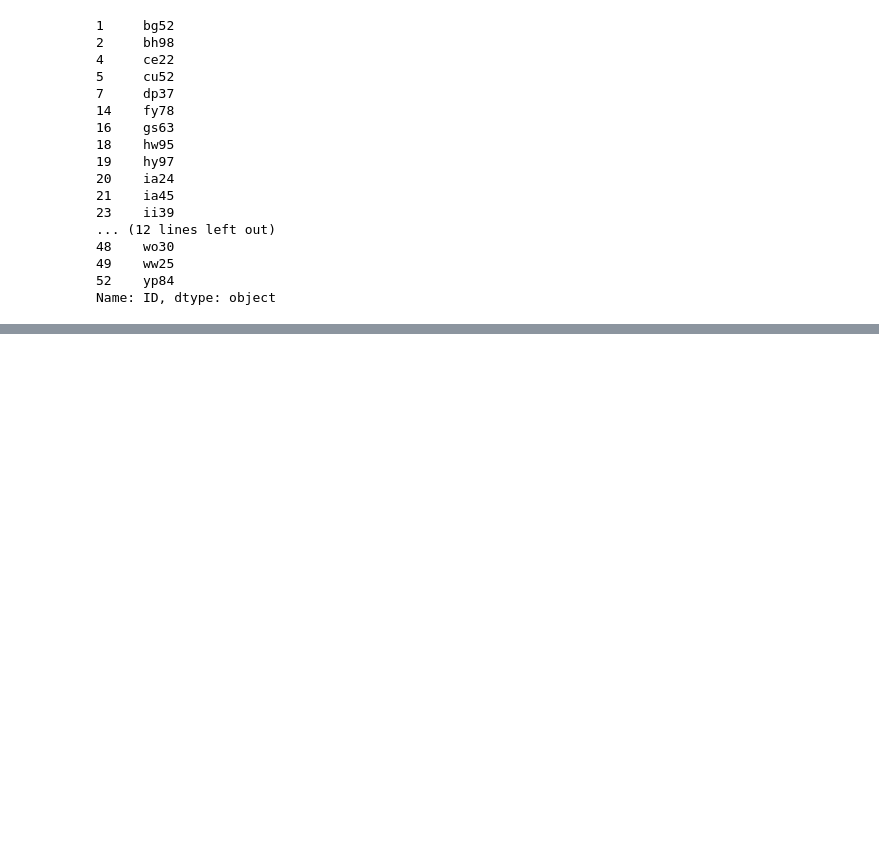
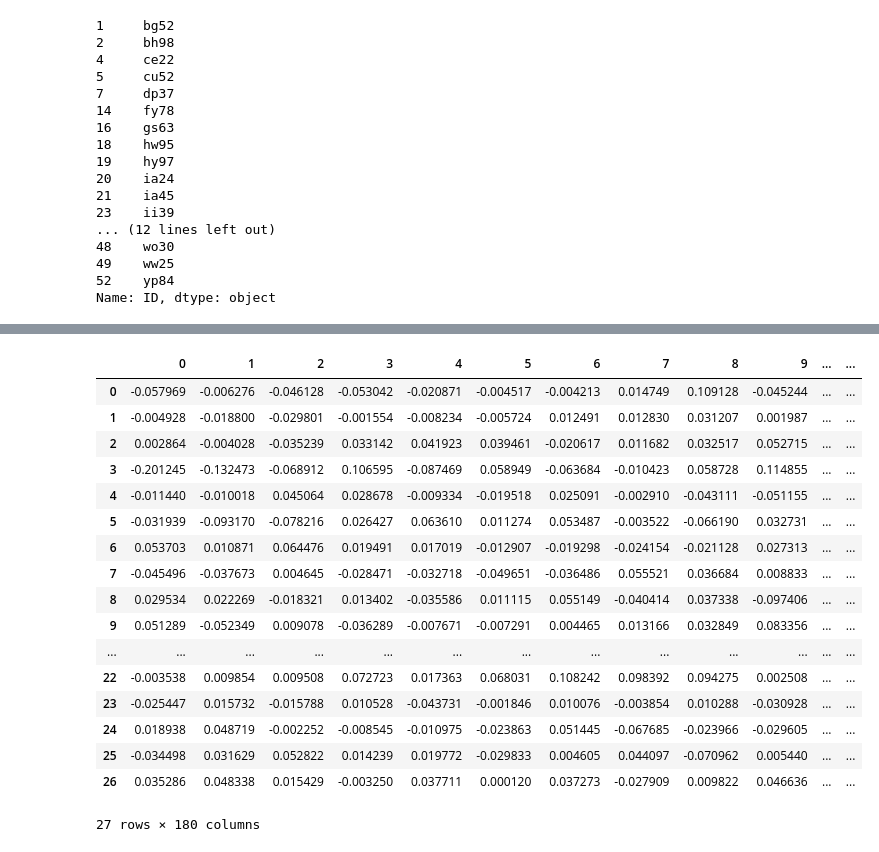
Before and after one commit to Jennt11/Masterthesis, a Jupyter notebook: 2020-04-Elastic_net_prediction.ipynb, the cells around one changed output, grey strips where cells are left out. Cells and saved outputs as stored; diff of their text form; code cells hidden in the pictures; blank space fills up the shorter version.

```diff
--- a/2020-04-Elastic_net_prediction.ipynb
+++ b/2020-04-Elastic_net_prediction.ipynb
@@ -312,0 +474,21 @@ full_compare_list
+# %%
+pd.DataFrame(X_3_k)
+# %% [output]
+|  | 0 | 1 | 2 | 3 | 4 | 5 | 6 | 7 | 8 | 9 | ... | ... |
+| 0 | -0.057969 | -0.006276 | -0.046128 | -0.053042 | -0.020871 | -0.004517 | -0.004213 | 0.014749 | 0.109128 | -0.045244 | ... | ... |
+| 1 | -0.004928 | -0.018800 | -0.029801 | -0.001554 | -0.008234 | -0.005724 | 0.012491 | 0.012830 | 0.031207 | 0.001987 | ... | ... |
+| 2 | 0.002864 | -0.004028 | -0.035239 | 0.033142 | 0.041923 | 0.039461 | -0.020617 | 0.011682 | 0.032517 | 0.052715 | ... | ... |
+| 3 | -0.201245 | -0.132473 | -0.068912 | 0.106595 | -0.087469 | 0.058949 | -0.063684 | -0.010423 | 0.058728 | 0.114855 | ... | ... |
+| 4 | -0.011440 | -0.010018 | 0.045064 | 0.028678 | -0.009334 | -0.019518 | 0.025091 | -0.002910 | -0.043111 | -0.051155 | ... | ... |
+| 5 | -0.031939 | -0.093170 | -0.078216 | 0.026427 | 0.063610 | 0.011274 | 0.053487 | -0.003522 | -0.066190 | 0.032731 | ... | ... |
+| 6 | 0.053703 | 0.010871 | 0.064476 | 0.019491 | 0.017019 | -0.012907 | -0.019298 | -0.024154 | -0.021128 | 0.027313 | ... | ... |
+| 7 | -0.045496 | -0.037673 | 0.004645 | -0.028471 | -0.032718 | -0.049651 | -0.036486 | 0.055521 | 0.036684 | 0.008833 | ... | ... |
+| 8 | 0.029534 | 0.022269 | -0.018321 | 0.013402 | -0.035586 | 0.011115 | 0.055149 | -0.040414 | 0.037338 | -0.097406 | ... | ... |
+| 9 | 0.051289 | -0.052349 | 0.009078 | -0.036289 | -0.007671 | -0.007291 | 0.004465 | 0.013166 | 0.032849 | 0.083356 | ... | ... |
+| ... | ... | ... | ... | ... | ... | ... | ... | ... | ... | ... | ... | ... |
+| 22 | -0.003538 | 0.009854 | 0.009508 | 0.072723 | 0.017363 | 0.068031 | 0.108242 | 0.098392 | 0.094275 | 0.002508 | ... | ... |
+| 23 | -0.025447 | 0.015732 | -0.015788 | 0.010528 | -0.043731 | -0.001846 | 0.010076 | -0.003854 | 0.010288 | -0.030928 | ... | ... |
+| 24 | 0.018938 | 0.048719 | -0.002252 | -0.008545 | -0.010975 | -0.023863 | 0.051445 | -0.067685 | -0.023966 | -0.029605 | ... | ... |
+| 25 | -0.034498 | 0.031629 | 0.052822 | 0.014239 | 0.019772 | -0.029833 | 0.004605 | 0.044097 | -0.070962 | 0.005440 | ... | ... |
+| 26 | 0.035286 | 0.048338 | 0.015429 | -0.003250 | 0.037711 | 0.000120 | 0.037273 | -0.027909 | 0.009822 | 0.046636 | ... | ... |
+27 rows × 180 columns
```
Also changed, not shown: parts of 142 cells of this notebook, 2 other files.
